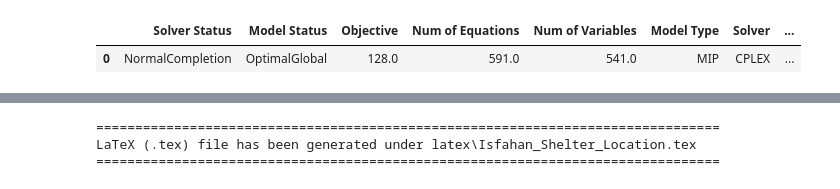
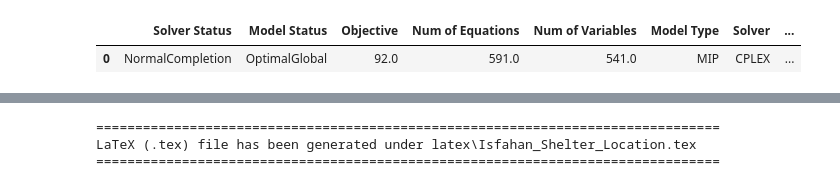
Before and after one commit to shayanmoftakharyan/Isfahan-shelter-location, a Jupyter notebook: Model.ipynb, the cells around one changed output, grey strips where cells are left out. Drawn from its saved outputs; the diff is of its cells as text; code cells hidden in the pictures.

```diff
--- a/Model.ipynb
+++ b/Model.ipynb
@@ -155,8 +192,8 @@ CapSub_records = pd.DataFrame([{"k": f"S{idx+1}", "capacity": CapSub_val} for id
 CapSub = gp.Parameter(m, name="CapSub", domain=[k], records=CapSub_records)
 
 # Capacity specifications
-C_val = 15000         # Capacity per standard modular shelter unit
-CapSub_val = 10000    # Evacuation platform capacity per subway station
+C_val = 20000         # Capacity per standard modular shelter unit
+CapSub_val = 15000    # Evacuation platform capacity per subway station
 CapSub = gp.Parameter(m, name="CapSub", domain=[k], records=[[f"S{idx+1}", CapSub_val] for idx in range(len(stations))])
 
 # Decision Variables
@@ -173,34 +210,34 @@ reach_shelter[i, alias_i] = x[i, alias_i] <= P[i] * A[i, alias_i]
 
 reach_subway = gp.Equation(m, name="reach_subway", domain=[i, k])
 reach_subway[i, k] = w[i, k] <= P[i] * B[i, k]
 
 cap_shelter = gp.Equation(m, name="cap_shelter", domain=[alias_i])
 cap_shelter[alias_i] = gp.Sum(i, x[i, alias_i]) <= C_val * Y[alias_i]
 
 cap_subway = gp.Equation(m, name="cap_subway", domain=[k])
 cap_subway[k] = gp.Sum(i, w[i, k]) <= CapSub[k]
 
 # Target risk scaling: Ensures districts with higher target density establish baseline shelter units
 risk_coverage_fraction = 0.25
 target_risk_rule = gp.Equation(m, name="target_risk_rule", domain=[i])
 target_risk_rule[i] = Y[i] * C_val >= risk_coverage_fraction * Risk[i] * P[i]
 
 # Objective: Minimize total shelter units constructed
 obj = gp.Sum(i, Y[i])
 
 shelter_model = gp.Model(
     m,
     name="Isfahan_Shelter_Location",
     equations=m.getEquations(),
     problem="MIP",
     sense=gp.Sense.MIN,
     objective=obj
 )
 
 shelter_model.solve()
 # %% [output]
 |  | Solver Status | Model Status | Objective | Num of Equations | Num of Variables | Model Type | Solver | ... |
-| 0 | NormalCompletion | OptimalGlobal | 128.0 | 591.0 | 541.0 | MIP | CPLEX | ... |
+| 0 | NormalCompletion | OptimalGlobal | 92.0 | 591.0 | 541.0 | MIP | CPLEX | ... |
 # %%
 # ----------------------------------------------------
 # 5. Extract Results
```
Also changed, not shown: parts of 3 cells of this notebook, 2 other files.
